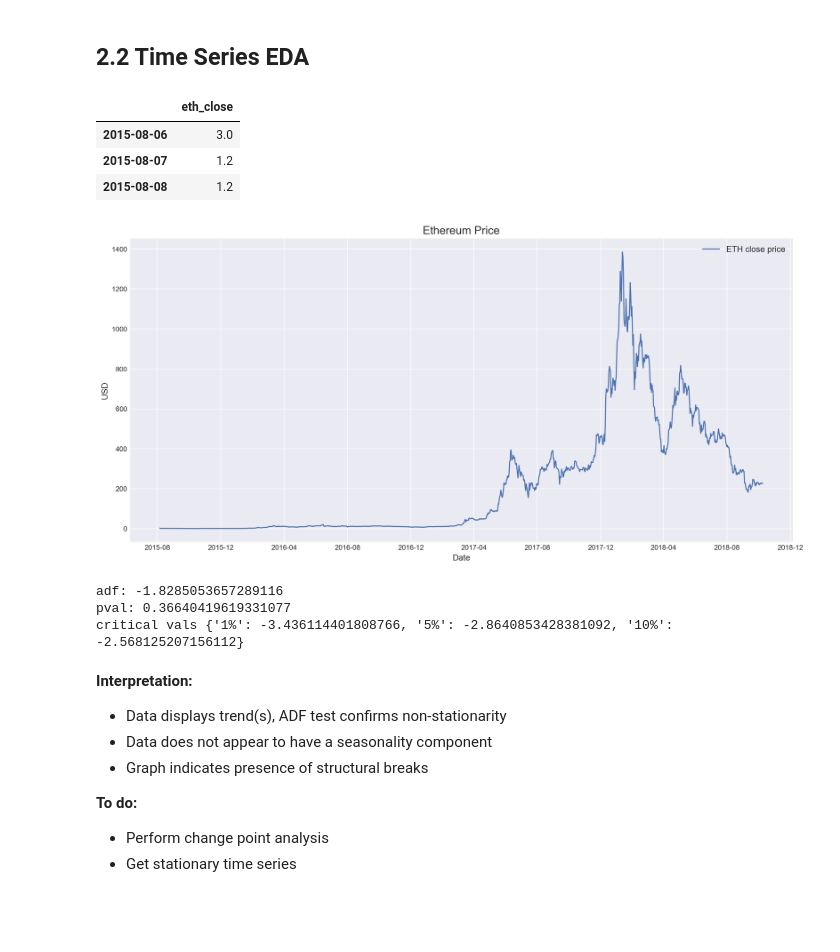
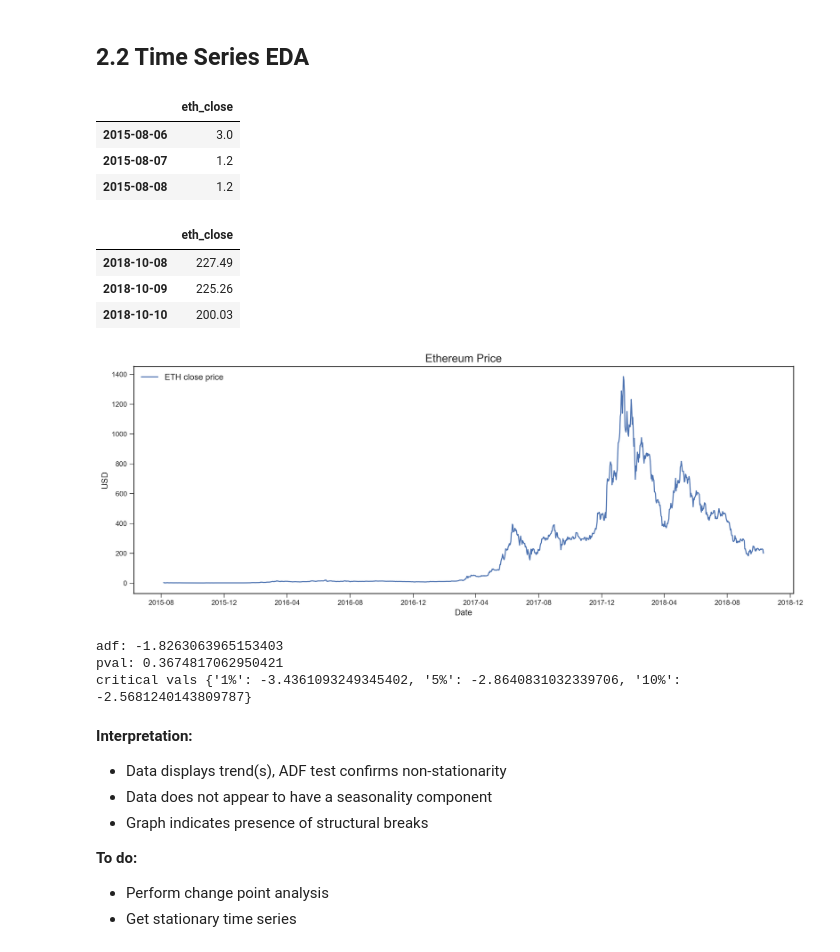
Before and after one commit to brianmcguckin/thinkful_final_capstone, a Jupyter notebook: Ethereum Time Series Analysis.ipynb, the cells around one changed output. Drawn from its saved outputs; the diff is of its cells as text; code cells hidden in the pictures; blank space fills up the shorter version.

```diff
--- a/Ethereum Time Series Analysis.ipynb
+++ b/Ethereum Time Series Analysis.ipynb
@@ -1,10 +8,4 @@
 # %%
-import requests
-import json
-import datetime as dt
-import time
-import warnings
-
 import numpy as np
 import pandas as pd
 import matplotlib.pyplot as plt
@@ -29,16 +30,3 @@ from keras.models import Sequential
 from keras.layers import Dense, Activation, Dropout, LSTM
 from keras import optimizers
 from keras.wrappers.scikit_learn import KerasRegressor
-
-warnings.filterwarnings('ignore')
-
-# plotting options
-%matplotlib inline
-sns.set_style('darkgrid')
-colors = sns.color_palette('deep', 8)
-sns.set_palette(colors)
-figsize1 = (17,8)
-figsize2 = (17,4)
-dpi=200
-title_fontsize=16
-ax_fontsize=12
@@ -47,3 +33,15 @@ Using TensorFlow backend.
+# %%
+# plotting options
+%matplotlib inline
+sns.set_style('whitegrid')
+colors = sns.color_palette('deep', 8)
+sns.set_palette(colors)
+figsize1 = (17,6)
+figsize2 = (17,4)
+figsize3 = (17,3)
+dpi=200
+title_fontsize=16
+ax_fontsize=12
 # %% [markdown]
 # Table of Contents
 1. [Introduction](#introduction)
@@ -298,35 +268,40 @@ df.to_json('df.json', orient='split')
 # %%
 raw = pd.read_json('df.json', orient='split')
 ts = pd.DataFrame(raw.eth_close).copy()
-ts.head(3)
+display(ts.head(3))
+display(ts.tail(3))
 # %% [output]
 |  | eth_close |
 | 2015-08-06 | 3.0 |
 | 2015-08-07 | 1.2 |
 | 2015-08-08 | 1.2 |
+|  | eth_close |
+| 2018-10-08 | 227.49 |
+| 2018-10-09 | 225.26 |
+| 2018-10-10 | 200.03 |
 # %%
 fig, ax = plt.subplots(figsize=figsize1, dpi=dpi)
 ax.plot(
     ts.index.values,
     ts.eth_close,
     label="ETH close price",
     color=colors[0]
 )
 ax.set_title("Ethereum Price", size=title_fontsize)
 ax.set_ylabel("USD", size=ax_fontsize)
 ax.set_xlabel("Date", size=ax_fontsize)
-ax.legend(prop={'size':ax_fontsize})
+ax.legend(loc='upper left', prop={'size':ax_fontsize})
 plt.show()
 
 print("adf: {0}\npval: {1}\ncritical vals {2}".format(
     adfuller(ts.eth_close)[0],
     adfuller(ts.eth_close)[1],
     adfuller(ts.eth_close)[4]))
 # %% [output]
-[figure, old version]
+[figure, new version]
-adf: -1.8285053657289116
-pval: 0.36640419619331077
-critical vals {'1%': -3.436114401808766, '5%': -2.8640853428381092, '10%': -2.568125207156112}
+adf: -1.8263063965153403
+pval: 0.3674817062950421
+critical vals {'1%': -3.4361093249345402, '5%': -2.8640831032339706, '10%': -2.5681240143809787}
 # %% [markdown]
 **Interpretation:**
 - Data displays trend(s), ADF test confirms non-stationarity
```
Also changed, not shown: parts of 47 cells of this notebook.
